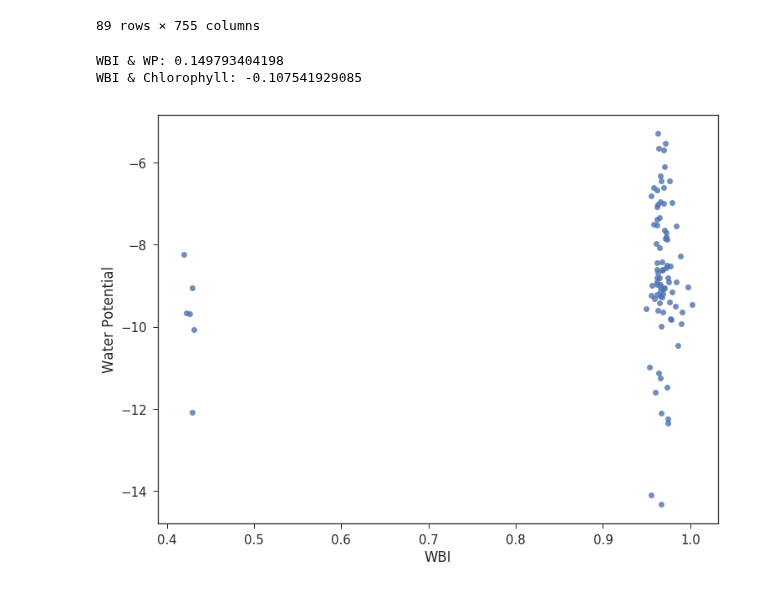
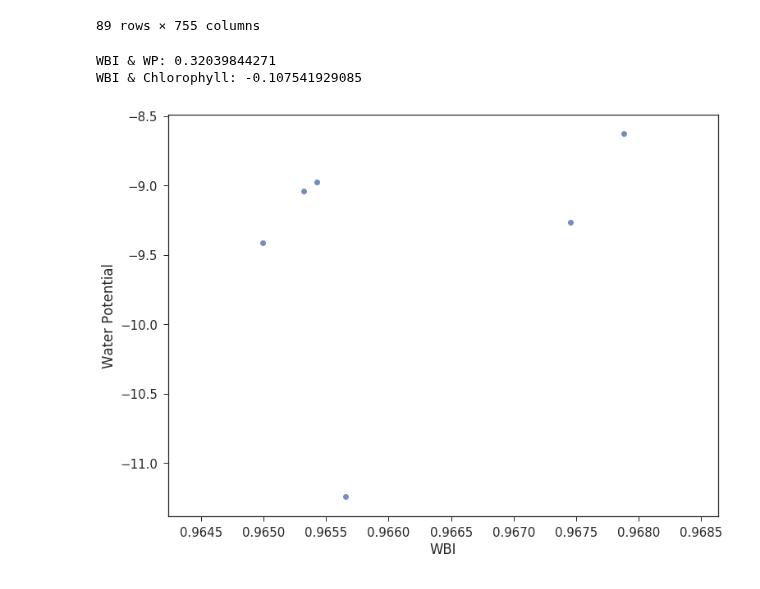
Before and after one commit to cheripai/thesis, a Jupyter notebook: notebooks/Orange_Spectra_Analysis.ipynb, the cells around one changed output. Saved outputs shown, nothing was run; the diff lists cells and outputs as text; code cells hidden in the pictures.

```diff
--- a/notebooks/Orange_Spectra_Analysis.ipynb
+++ b/notebooks/Orange_Spectra_Analysis.ipynb
@@ -134,10 +134,10 @@ df
 # %%
 df["WBI"] = df["970"] / df["900"]
 # %%
-print("WBI & WP:", stats.pearsonr(df["WBI"], df["WP"])[0])
+print("WBI & WP:", stats.pearsonr(df["WBI"][-6:], df["WP"][-6:])[0])
 print("WBI & Chlorophyll:", stats.pearsonr(df["WBI"], df["Chlorophyll"])[0])
 # %% [output]
-WBI & WP: 0.149793404198
+WBI & WP: 0.32039844271
 WBI & Chlorophyll: -0.107541929085
 # %%
 def create_scatter(x, y, x_title, y_title):
@@ -146,6 +146,6 @@ def create_scatter(x, y, x_title, y_title):
     plt.xlabel(x_title)
     plt.ylabel(y_title)
 # %%
-create_scatter(df["WBI"], df["WP"], "WBI", "Water Potential")
+create_scatter(df["WBI"][-6:], df["WP"][-6:], "WBI", "Water Potential")
 # %% [output]
-[figure, old version]
+[figure, new version]
```
